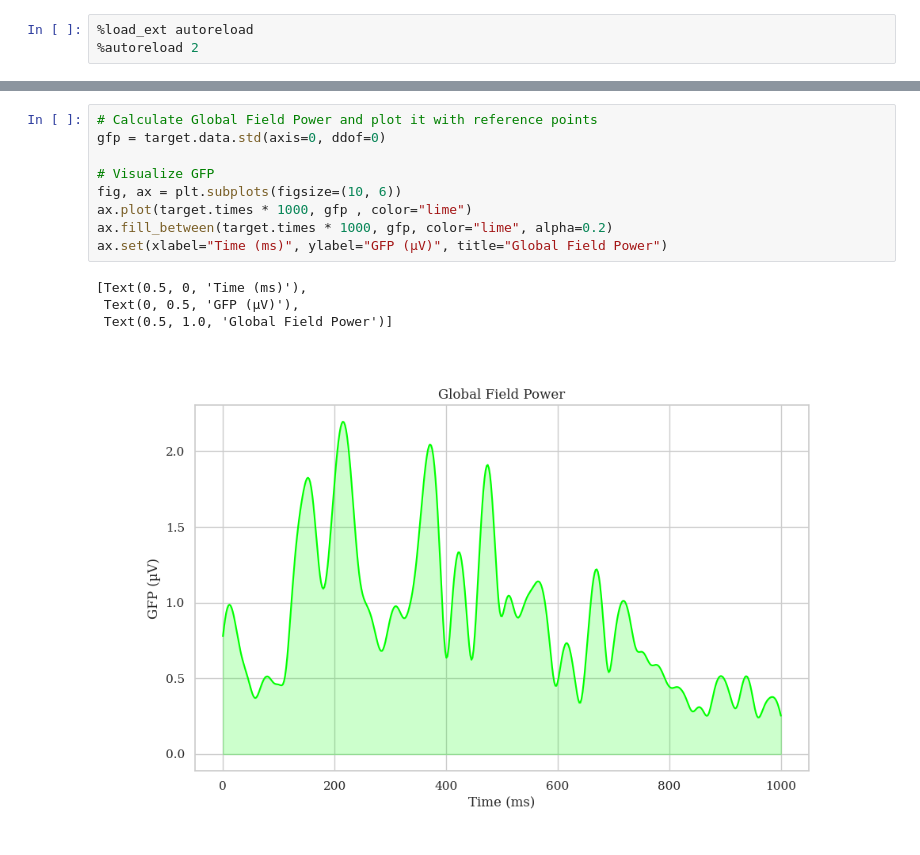
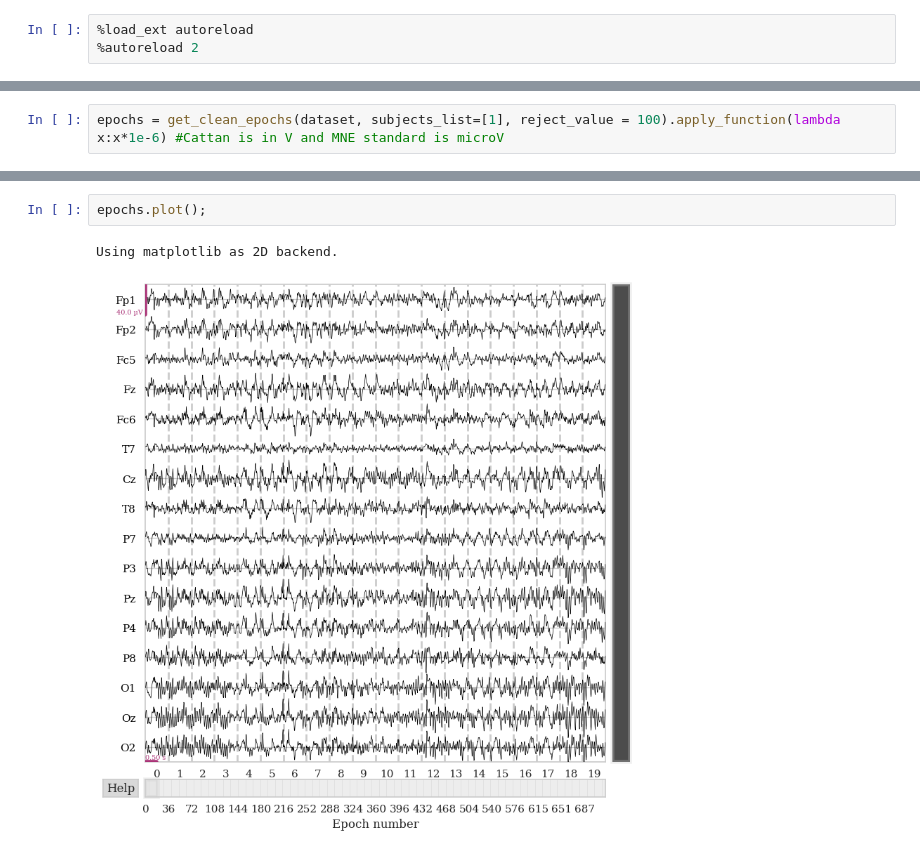
Before and after one commit to isacostamaia/data_exploration_EEG, a Jupyter notebook: moabb_cattan.ipynb, the cells around one changed output, grey strips where cells are left out. Saved outputs shown, nothing was run; the diff lists cells and outputs as text.

```diff
--- a/moabb_cattan.ipynb
+++ b/moabb_cattan.ipynb
@@ -94,0 +23,2 @@ Averaging across epochs before plotting...
+# %%
+epochs = get_clean_epochs(dataset, subjects_list=[1], reject_value = 100).apply_function(lambda x:x*1e-6) #Cattan is in V and MNE standard is microV
@@ -163,14 +94,5 @@ No projector specified for this dataset. Please consider the method self.add_pro
-# %%
-# Calculate Global Field Power and plot it with reference points
-gfp = target.data.std(axis=0, ddof=0)
-
-# Visualize GFP
-fig, ax = plt.subplots(figsize=(10, 6))
-ax.plot(target.times * 1000, gfp , color="lime")
-ax.fill_between(target.times * 1000, gfp, color="lime", alpha=0.2)
-ax.set(xlabel="Time (ms)", ylabel="GFP (µV)", title="Global Field Power")
-# %% [output]
-[Text(0.5, 0, 'Time (ms)'),
- Text(0, 0.5, 'GFP (µV)'),
- Text(0.5, 1.0, 'Global Field Power')]
-[figure, removed]
+# %%
+epochs.plot();
+# %% [output]
+Using matplotlib as 2D backend.
+[figure, added]
```
Also changed, not shown: parts of 29 cells of this notebook, 4 other files.
